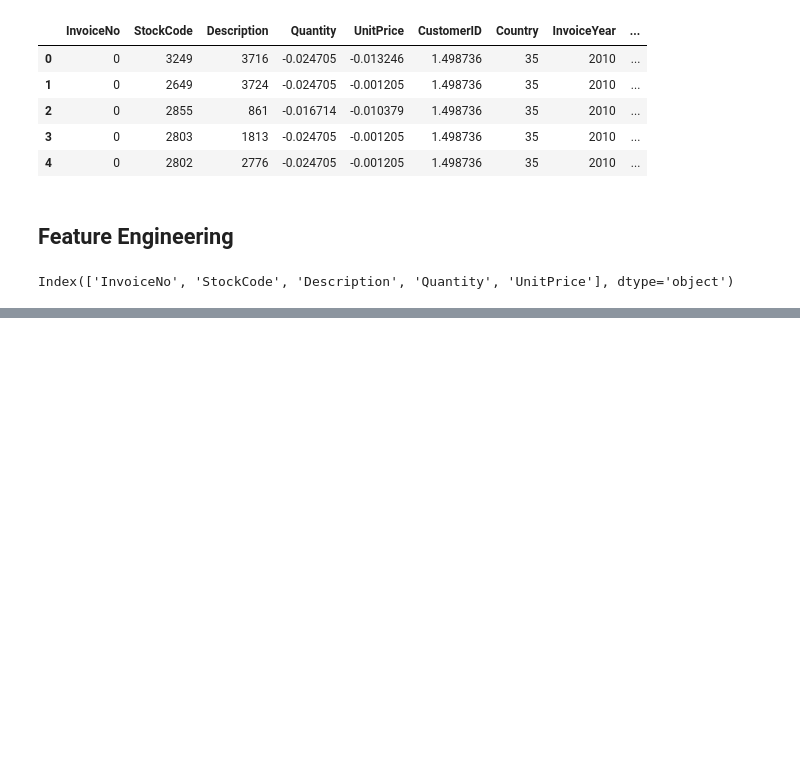
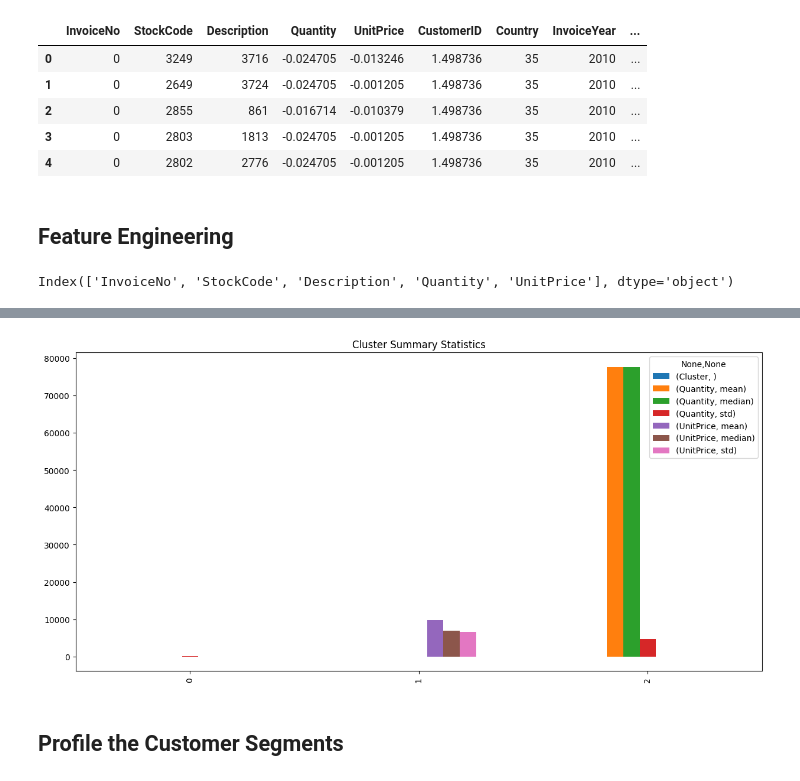
Before and after one commit to Jyotika-28/internship_project, a Jupyter notebook: Onlineretail_project.ipynb, the cells around one changed output, grey strips where cells are left out. Cells and saved outputs as stored; diff of their text form; code cells hidden in the pictures; blank space fills up the shorter version.

```diff
--- a/Onlineretail_project.ipynb
+++ b/Onlineretail_project.ipynb
@@ -225,0 +316,3 @@ Index(['InvoiceNo', 'StockCode', 'Description', 'Quantity', 'UnitPrice'], dtype=
+# %%
+original_data = pd.read_excel(r"C:/Users/Jyotika Phalswal/Downloads/Dataset_Identify customer segments for online retail with the use of K-means clustering\Online Retail.xlsx", sheet_name="Online Retail")
+original_data['Cluster'] = df['Cluster']
@@ -225,0 +331,5 @@ Index(['InvoiceNo', 'StockCode', 'Description', 'Quantity', 'UnitPrice'], dtype=
+# %%
+cluster_summary = original_data.groupby('Cluster').agg({
+    'Quantity': ['mean', 'median', 'std'],
+    'UnitPrice': ['mean', 'median', 'std']
+}).reset_index()
@@ -225,0 +350,9 @@ Index(['InvoiceNo', 'StockCode', 'Description', 'Quantity', 'UnitPrice'], dtype=
+# %%
+# Optionally, visualize the summary statistics
+cluster_summary.plot(kind='bar', figsize=(15, 7))
+plt.title('Cluster Summary Statistics')
+plt.show()
+# %% [output]
+[figure, added]
+# %% [markdown]
+## Profile the Customer Segments
```
Also changed, not shown: parts of 30 cells of this notebook.
